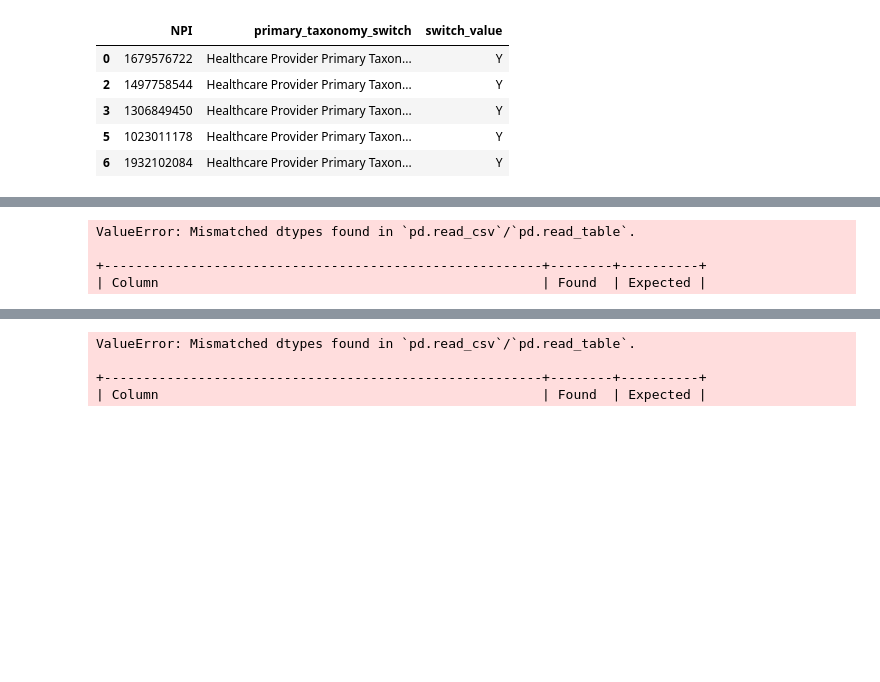
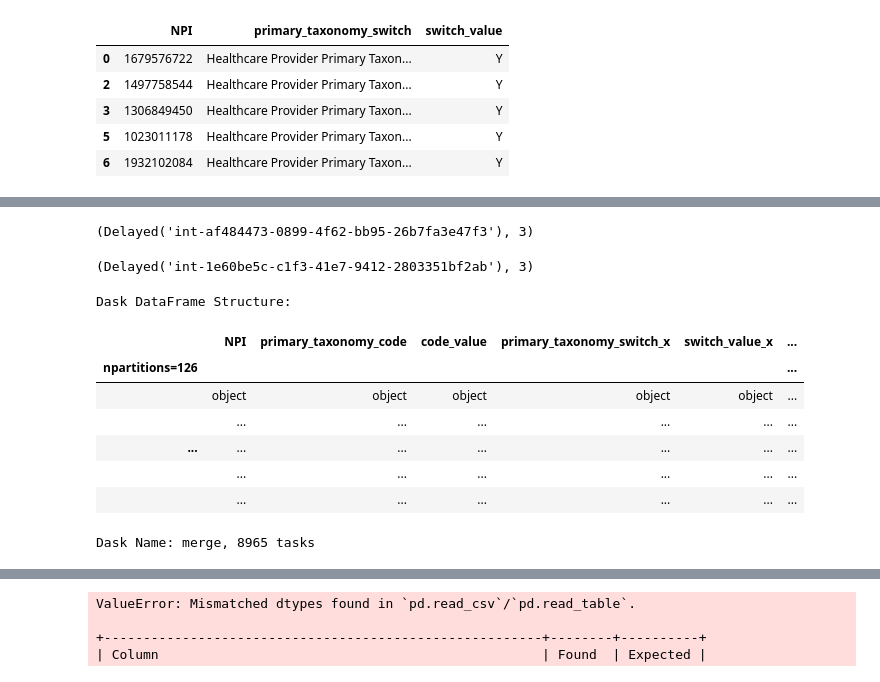
Before and after one commit to maevadevs/Hcbb-Hop-Team, a Jupyter notebook: notebooks/cleaning_hops_data.ipynb, the cells around one changed output, grey strips where cells are left out. Saved outputs shown, nothing was run; the diff lists cells and outputs as text; code cells hidden in the pictures; blank space fills up the shorter version.

```diff
--- a/notebooks/cleaning_hops_data.ipynb
+++ b/notebooks/cleaning_hops_data.ipynb
@@ -188,3 +254,5 @@ dfmelt_switch.head()
 | 3 | 1306849450 | Healthcare Provider Primary Taxon... | Y |
 | 5 | 1023011178 | Healthcare Provider Primary Taxon... | Y |
 | 6 | 1932102084 | Healthcare Provider Primary Taxon... | Y |
+# %%
+dfmelt_switch=dfmelt_switch.compute()
@@ -200,14 +277,29 @@ npi_tax_code =npidata_raw[[
 # %%
 npi_tax_code_melt = npi_tax_code.melt(id_vars=['NPI'], var_name='primary_taxonomy_code')
 # %%
-dfmelt_code=dfmelt_code.rename(columns = {'value':'code_value'})
-dfmelt_code.head()
+npi_tax_code_melt=npi_tax_code_melt.rename(columns = {'value':'code_value'})
-# %% [output]
-ValueError: Mismatched dtypes found in `pd.read_csv`/`pd.read_table`.
-
-+--------------------------------------------------------+--------+----------+
-| Column                                                 | Found  | Expected |
-# %%
-dfmelt_code = npi_tax_code.melt(id_vars=['NPI'], var_name='primary_taxonomy_code')
+# %%
+npi_tax_code_melt.compute()
+dfmelt_switch=dfmelt_switch.compute()
+# %%
+npi_tax_code_melt.shape
+# %% [output]
+(Delayed('int-af484473-0899-4f62-bb95-26b7fa3e47f3'), 3)
+# %%
+dfmelt_switch.shape
+# %% [output]
+(Delayed('int-1e60be5c-c1f3-41e7-9412-2803351bf2ab'), 3)
 # %%
 dfmelt_code = dfmelt_code.merge(dfmelt_switch, how='inner', on='NPI')
+# %%
+dfmelt_code
+# %% [output]
+Dask DataFrame Structure:
+|  | NPI | primary_taxonomy_code | code_value | primary_taxonomy_switch_x | switch_value_x | ... |
+| npartitions=126 |  |  |  |  |  | ... |
+|  | object | object | object | object | object | ... |
+|  | ... | ... | ... | ... | ... | ... |
+| ... | ... | ... | ... | ... | ... | ... |
+|  | ... | ... | ... | ... | ... | ... |
+|  | ... | ... | ... | ... | ... | ... |
+Dask Name: merge, 8965 tasks
```
Also changed, not shown: parts of 28 cells of this notebook.
